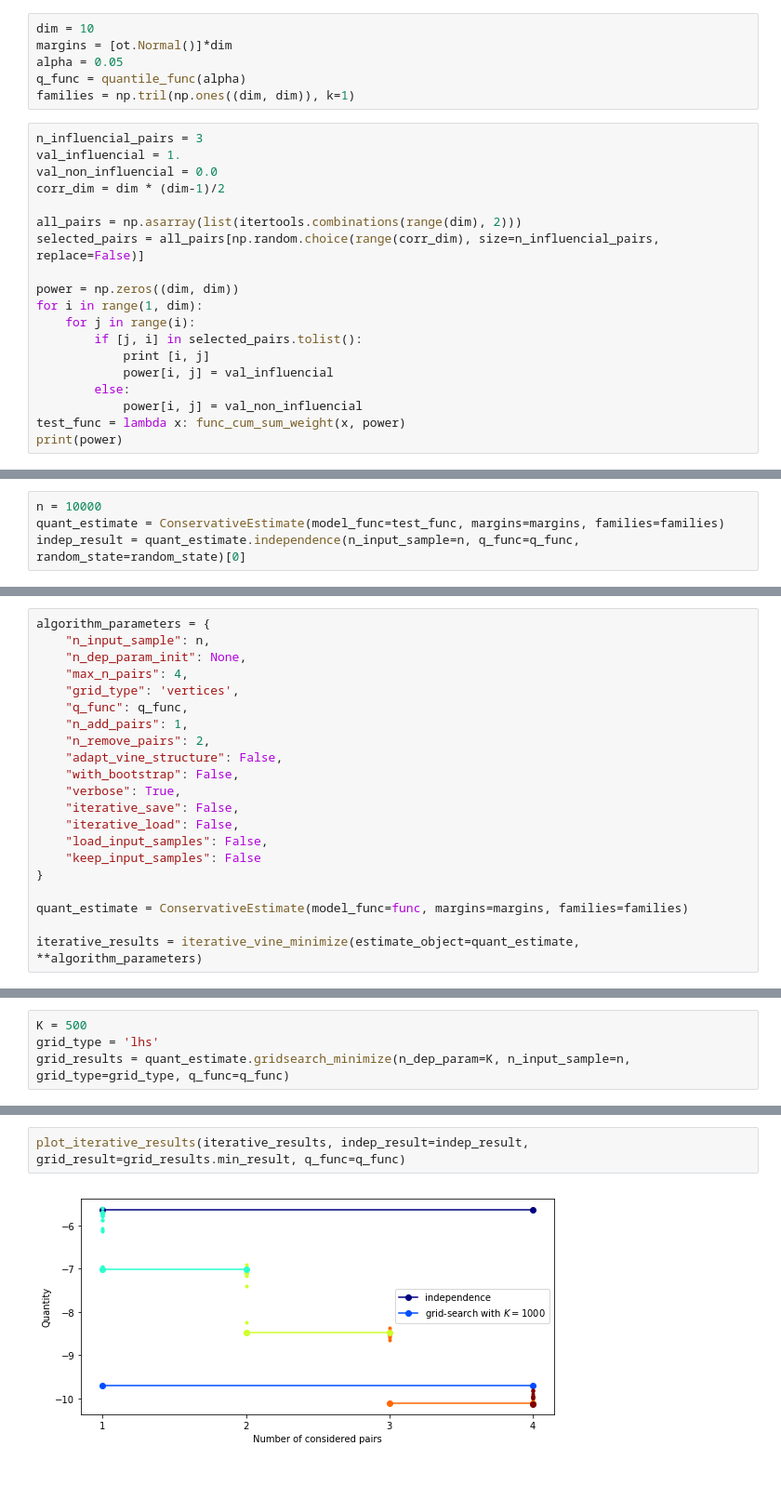
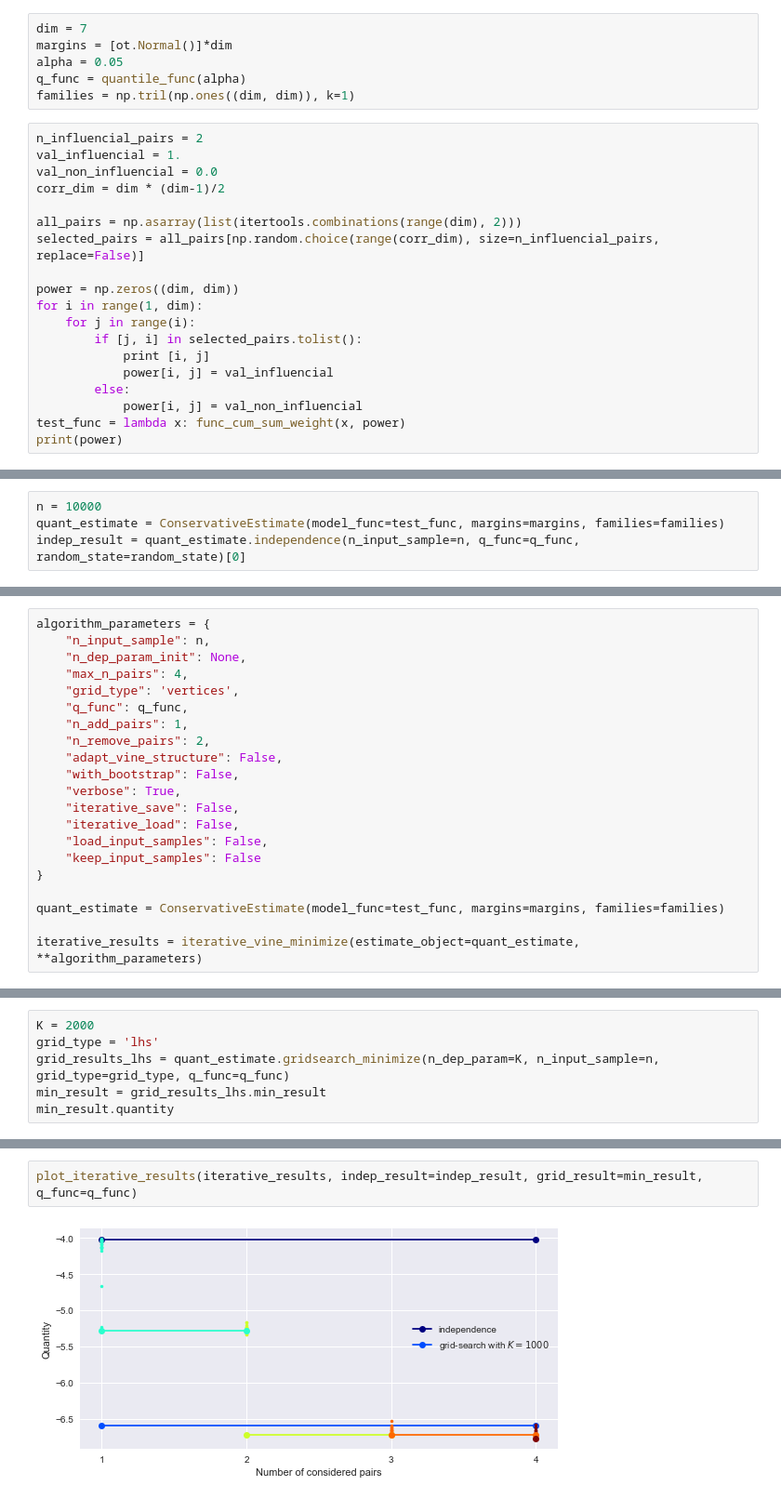
Before and after one commit to NazBen/dep-impact, a Jupyter notebook: examples/test-new-function.ipynb, the cells around one changed output, grey strips where cells are left out. Shown: that part at 93% size. Drawn from its saved outputs; the diff is of its cells as text.

```diff
--- a/examples/test-new-function.ipynb
+++ b/examples/test-new-function.ipynb
@@ -23,13 +23,13 @@ np.random.seed(random_state)
 The autoreload extension is already loaded. To reload it, use:
   %reload_ext autoreload
 # %%
-dim = 10
+dim = 7
 margins = [ot.Normal()]*dim
 alpha = 0.05
 q_func = quantile_func(alpha)
 families = np.tril(np.ones((dim, dim)), k=1)
 # %%
-n_influencial_pairs = 3
+n_influencial_pairs = 2
 val_influencial = 1.
 val_non_influencial = 0.0
 corr_dim = dim * (dim-1)/2
@@ -123,7 +107,7 @@ algorithm_parameters = {
     "keep_input_samples": False
 }
 
-quant_estimate = ConservativeEstimate(model_func=func, margins=margins, families=families)
+quant_estimate = ConservativeEstimate(model_func=test_func, margins=margins, families=families)
 
 iterative_results = iterative_vine_minimize(estimate_object=quant_estimate, **algorithm_parameters)
 # %% [output]
@@ -147,4 +131,6 @@ Total number of evaluations = 15360000. Minimum quantity at -10.14.
 # %%
-K = 500
+K = 2000
 grid_type = 'lhs'
-grid_results = quant_estimate.gridsearch_minimize(n_dep_param=K, n_input_sample=n, grid_type=grid_type, q_func=q_func)
+grid_results_lhs = quant_estimate.gridsearch_minimize(n_dep_param=K, n_input_sample=n, grid_type=grid_type, q_func=q_func)
+min_result = grid_results_lhs.min_result
+min_result.quantity
@@ -155,5 +139,5 @@ grid_results.min_quantity
 # %%
-plot_iterative_results(iterative_results, indep_result=indep_result, grid_result=grid_results.min_result, q_func=q_func)
+plot_iterative_results(iterative_results, indep_result=indep_result, grid_result=min_result, q_func=q_func)
 # %% [output]
-[figure, old version]
+[figure, new version]
 # %%
```
Also changed, not shown: parts of 10 cells of this notebook, 1 other file.
